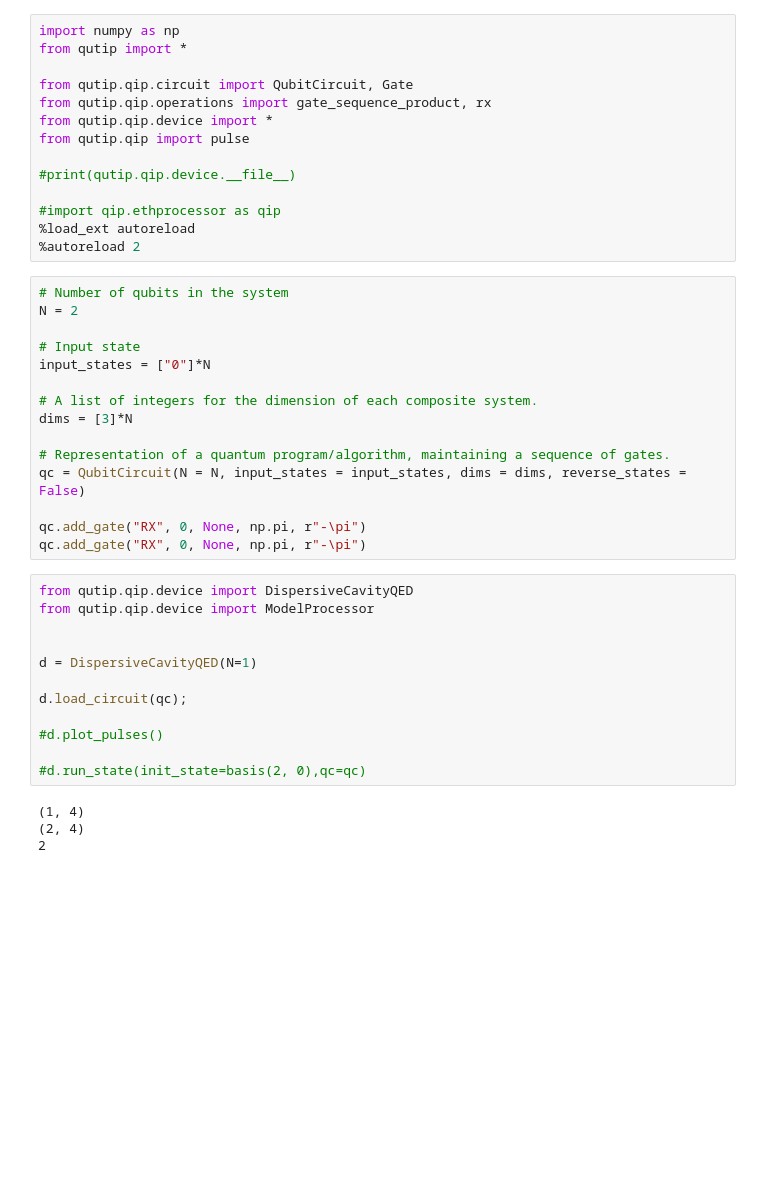
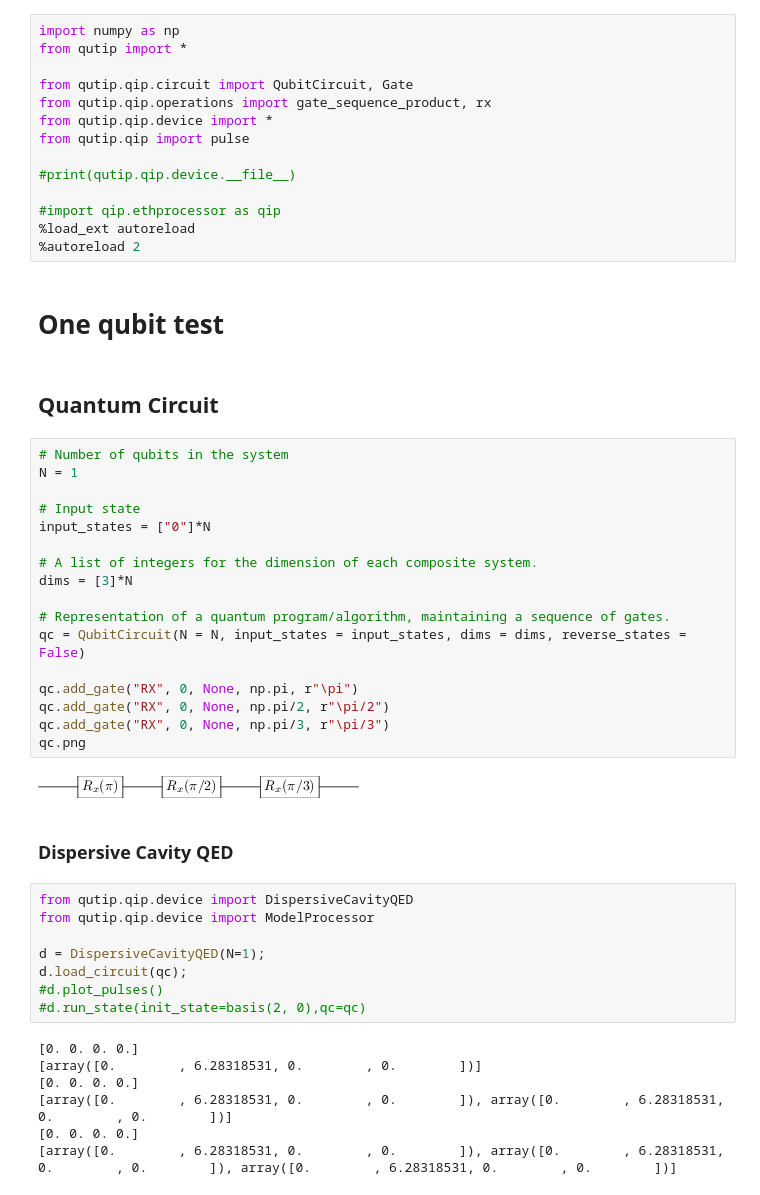
Before and after one commit to ingstra/ETH, a Jupyter notebook: Testing.ipynb, the cells around one changed output. Drawn from its saved outputs; the diff is of its cells as text; blank space fills up the shorter version.

Commit message:
Sequential single qubit gates now works for a single qubit

```diff
--- a/Testing.ipynb
+++ b/Testing.ipynb
@@ -12,34 +12,43 @@ from qutip.qip import pulse
 #import qip.ethprocessor as qip
 %load_ext autoreload
 %autoreload 2
+# %% [markdown]
+# One qubit test
+# %% [markdown]
+## Quantum Circuit
 # %%
 # Number of qubits in the system
-N = 2
+N = 1
 
 # Input state
 input_states = ["0"]*N
 
 # A list of integers for the dimension of each composite system.
 dims = [3]*N
 
 # Representation of a quantum program/algorithm, maintaining a sequence of gates.
 qc = QubitCircuit(N = N, input_states = input_states, dims = dims, reverse_states = False)
 
-qc.add_gate("RX", 0, None, np.pi, r"-\pi")
-qc.add_gate("RX", 0, None, np.pi, r"-\pi")
+qc.add_gate("RX", 0, None, np.pi, r"\pi")
+qc.add_gate("RX", 0, None, np.pi/2, r"\pi/2")
+qc.add_gate("RX", 0, None, np.pi/3, r"\pi/3")
+qc.png
+# %% [output]
+[figure, added]
+# %% [markdown]
+### Dispersive Cavity QED
 # %%
 from qutip.qip.device import DispersiveCavityQED
 from qutip.qip.device import ModelProcessor
 
-
-d = DispersiveCavityQED(N=1)
-
+d = DispersiveCavityQED(N=1);
 d.load_circuit(qc);
-
 #d.plot_pulses()
-
 #d.run_state(init_state=basis(2, 0),qc=qc)
 # %% [output]
-(1, 4)
-(2, 4)
-2
+[0. 0. 0. 0.]
+[array([0.        , 6.28318531, 0.        , 0.        ])]
+[0. 0. 0. 0.]
+[array([0.        , 6.28318531, 0.        , 0.        ]), array([0.        , 6.28318531, 0.        , 0.        ])]
+[0. 0. 0. 0.]
+[array([0.        , 6.28318531, 0.        , 0.        ]), array([0.        , 6.28318531, 0.        , 0.        ]), array([0.        , 6.28318531, 0.        , 0.        ])]
```
Also changed, not shown: parts of 13 cells of this notebook, 2 other files.
